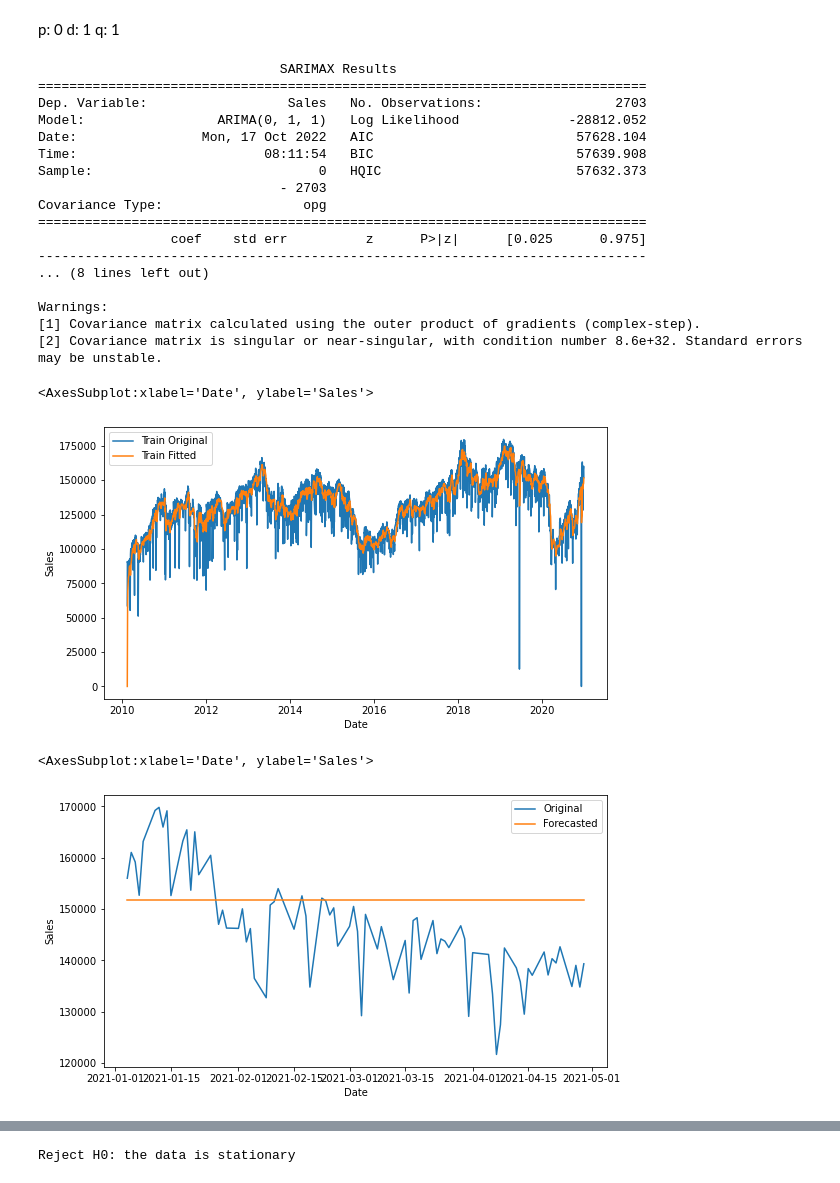
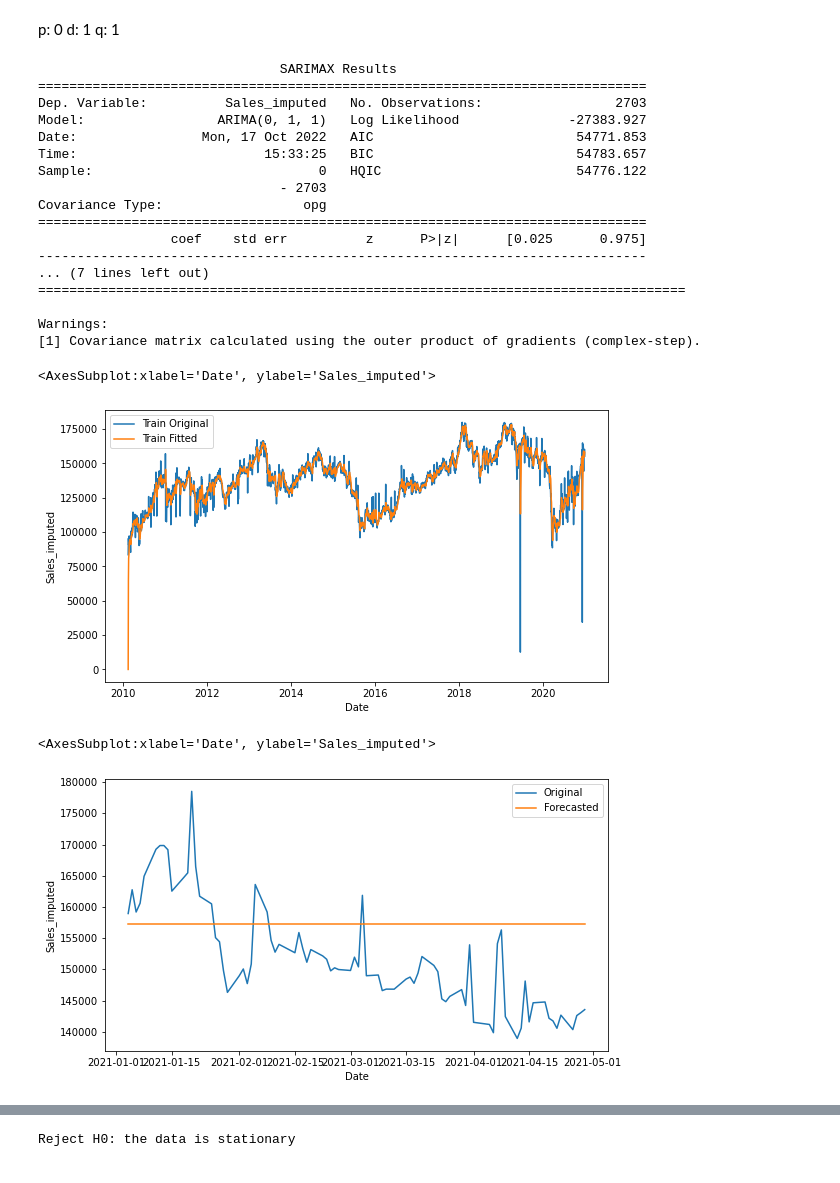
Before and after one commit to albrtwijaya/portfolio, a Jupyter notebook: IOD.ipynb, the cells around one changed output, grey strips where cells are left out. Saved outputs shown, nothing was run; the diff lists cells and outputs as text; code cells hidden in the pictures.

```diff
--- a/IOD.ipynb
+++ b/IOD.ipynb
@@ -164,8 +164,8 @@ See the caveats in the documentation: https://pandas.pydata.org/pandas-docs/stab
 # %%
-df_dk_train_sales_per_day = df_dk_train[['Date', 'Sales']]
+df_dk_train_sales_per_day = df_dk_train[['Date', 'Sales_imputed']]
 df_dk_train_sales_per_day = df_dk_train_sales_per_day.groupby('Date').sum()
 
-df_dk_test_sales_per_day = df_dk_test[['Date', 'Sales']]
+df_dk_test_sales_per_day = df_dk_test[['Date', 'Sales_imputed']]
 df_dk_test_sales_per_day = df_dk_test_sales_per_day.groupby('Date').sum()
 # df_dk_sales_per_day.reset_index(inplace=True)
 # %%
@@ -207,7 +200,7 @@ df_dk_train_decomposed.resid.plot(ax=ax[3])
 # %%
 # 1st order diff
-df_dk_train_sales_per_day['Sales_lag1'] = df_dk_train_sales_per_day['Sales'].shift(1)
-df_dk_train_sales_per_day['Sales_diff1'] = df_dk_train_sales_per_day['Sales'] - df_dk_train_sales_per_day['Sales_lag1']
+df_dk_train_sales_per_day['Sales_lag1'] = df_dk_train_sales_per_day['Sales_imputed'].shift(1)
+df_dk_train_sales_per_day['Sales_diff1'] = df_dk_train_sales_per_day['Sales_imputed'] - df_dk_train_sales_per_day['Sales_lag1']
 
 # 2nd order diff
 # df_dk_sales_per_day['Sales_diff1_lag1'] = df_dk_sales_per_day['Sales_diff1'].shift(1)
@@ -256,46 +249,46 @@ p: 0
 d: 1
 q: 1
 # %%
-arima_model = ARIMA(endog=df_dk_train_sales_per_day['Sales'], order=(0, 1, 1))
+arima_model = ARIMA(endog=df_dk_train_sales_per_day['Sales_imputed'], order=(0, 1, 1))
 arima_model_fit = arima_model.fit()
 
 print(arima_model_fit.summary())
 # %% [output]
                                SARIMAX Results
 ==============================================================================
-Dep. Variable:                  Sales   No. Observations:                 2703
-Model:                 ARIMA(0, 1, 1)   Log Likelihood              -28812.052
-Date:                Mon, 17 Oct 2022   AIC                          57628.104
-Time:                        08:11:54   BIC                          57639.908
-Sample:                             0   HQIC                         57632.373
+Dep. Variable:          Sales_imputed   No. Observations:                 2703
+Model:                 ARIMA(0, 1, 1)   Log Likelihood              -27383.927
+Date:                Mon, 17 Oct 2022   AIC                          54771.853
+Time:                        15:33:25   BIC                          54783.657
+Sample:                             0   HQIC                         54776.122
                                - 2703
 Covariance Type:                  opg
 ==============================================================================
                  coef    std err          z      P>|z|      [0.025      0.975]
 ------------------------------------------------------------------------------
-... (8 lines left out)
+... (7 lines left out)
+===================================================================================
 
 Warnings:
 [1] Covariance matrix calculated using the outer product of gradients (complex-step).
-[2] Covariance matrix is singular or near-singular, with condition number 8.6e+32. Standard errors may be unstable.
 # %%
 df_dk_train_sales_per_day['sales_fitted'] = arima_model_fit.fittedvalues.values
 
 plt.figure(figsize=(9,5))
-sns.lineplot(x='Date', y='Sales', data=df_dk_train_sales_per_day, label='Train Original')
+sns.lineplot(x='Date', y='Sales_imputed', data=df_dk_train_sales_per_day, label='Train Original')
 sns.lineplot(x='Date', y='sales_fitted', data=df_dk_train_sales_per_day, label='Train Fitted')
 # %% [output]
-<AxesSubplot:xlabel='Date', ylabel='Sales'>
+<AxesSubplot:xlabel='Date', ylabel='Sales_imputed'>
-[figure, old version]
+[figure, new version]
 # %%
 forecast_2q = arima_model_fit.forecast(81)
 
 plt.figure(figsize=(9,5))
-sns.lineplot(x='Date', y='Sales', data=df_dk_test_sales_per_day, label='Original')
+sns.lineplot(x='Date', y='Sales_imputed', data=df_dk_test_sales_per_day, label='Original')
 sns.lineplot(x=df_dk_test_sales_per_day.index, y=forecast_2q.values, label='Forecasted')
 # %% [output]
-<AxesSubplot:xlabel='Date', ylabel='Sales'>
+<AxesSubplot:xlabel='Date', ylabel='Sales_imputed'>
-[figure, old version]
+[figure, new version]
 # %%
 # df_dk_train_sales_per_month = df_dk_train[['Date', 'Sales']]
 df_dk_train_sales_per_month = df_dk_train.groupby(['Year', 'Month']).sum()
```
Also changed, not shown: parts of 32 cells of this notebook.
